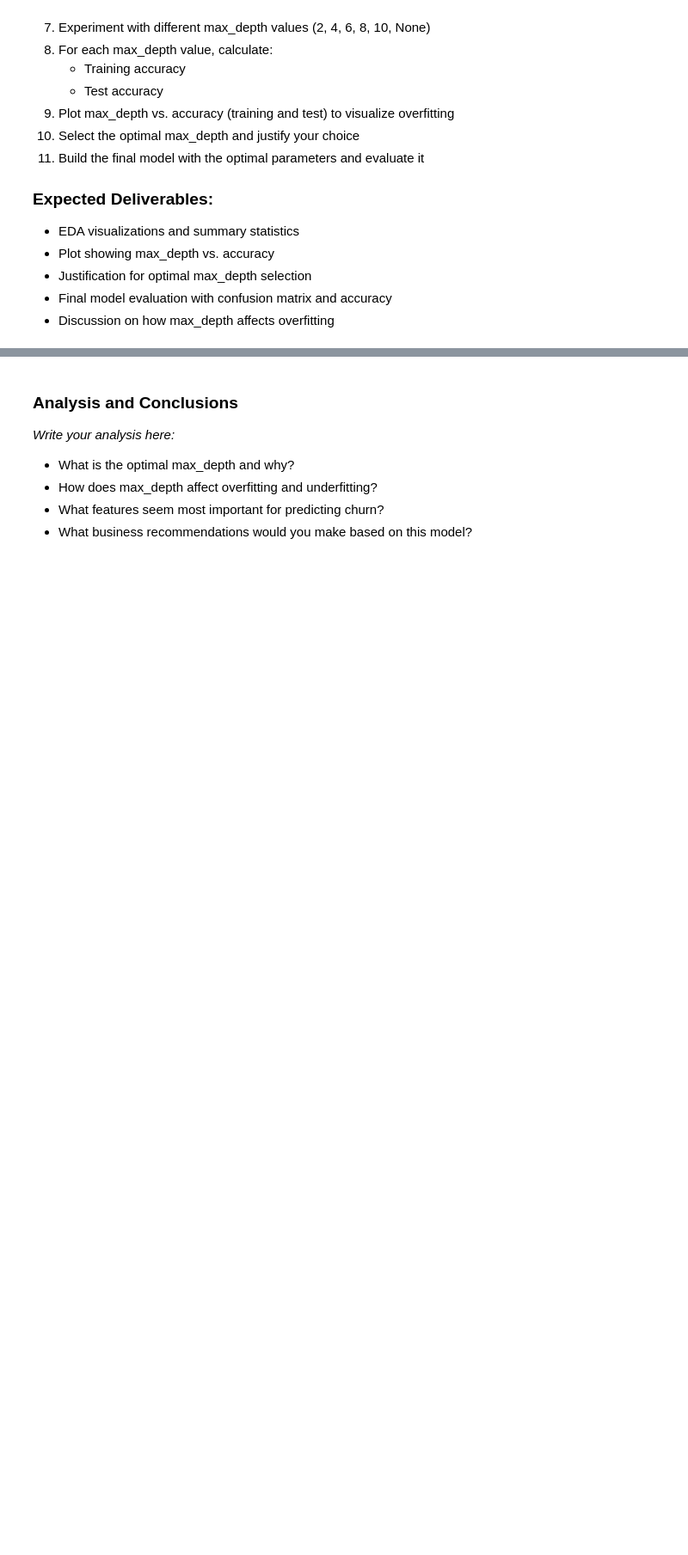
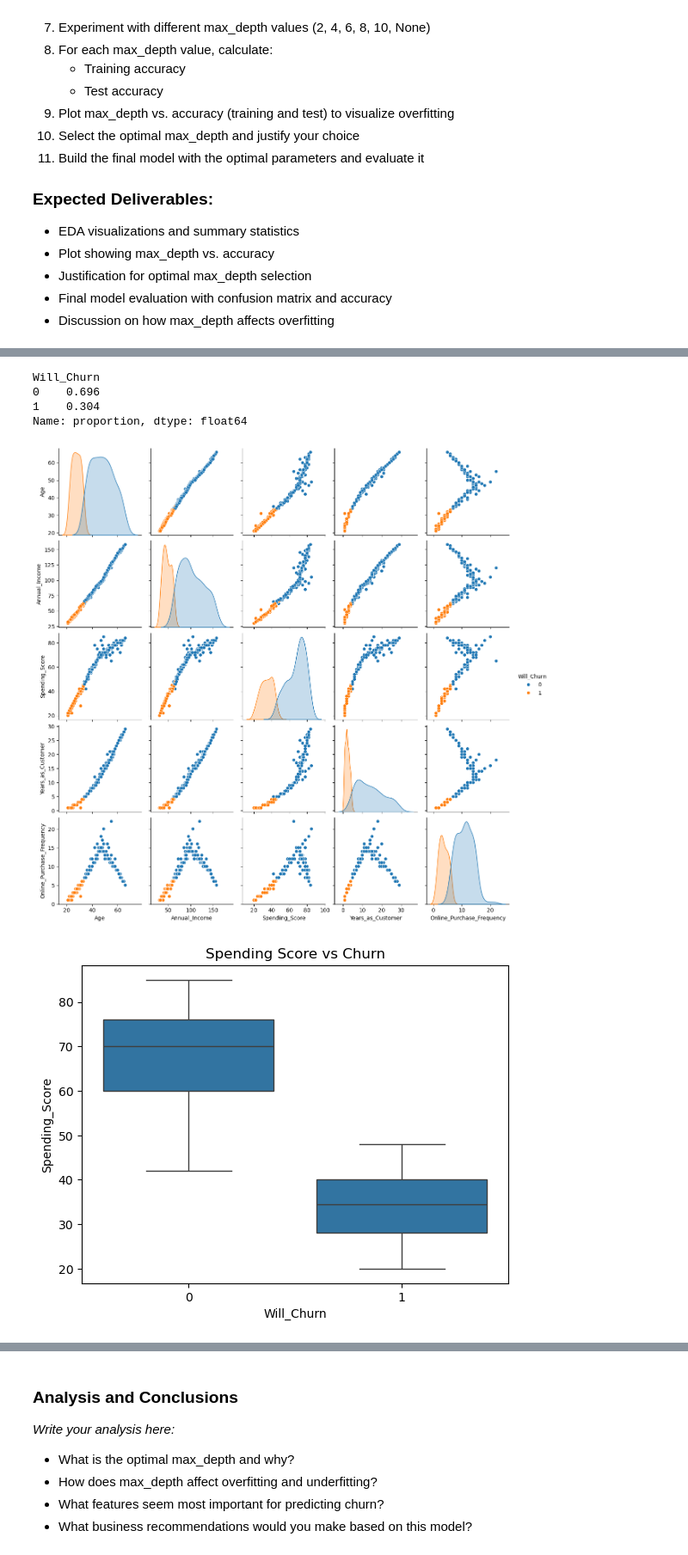
Before and after one commit to Blessing-Ekeh/dataraflow-week18-Classification--II-Decision-Trees-Random-Forests, a Jupyter notebook: Take Home.ipynb, the cells around one changed output, grey strips where cells are left out. Shown at 86% size. Drawn from its saved outputs; the diff is of its cells as text; code cells hidden in the pictures; blank space fills up the shorter version.

Commit message:
Assignment 1 Solved

```diff
--- a/Take Home.ipynb
+++ b/Take Home.ipynb
@@ -347,2 +354,4 @@ These assignments require deeper analysis and application of the concepts learne
 # %%
 # Load and explore the dataset
+assignment1_data = pd.read_csv('Assignment-Dataset/assignment1_decision_tree_optimization.csv')
+assignment1_data.head()
@@ -349,2 +403,22 @@ These assignments require deeper analysis and application of the concepts learne
 # %%
 # Exploratory Data Analysis (EDA)
+
+# Check target variable balance
+print(assignment1_data['Will_Churn'].value_counts(normalize=True))
+
+# Visualise correlations between behavioural features and churn
+sns.pairplot(assignment1_data.drop('Customer_ID', axis=1), hue='Will_Churn')
+plt.show()
+
+# Observe specific trends, i.e Low Spending_Score (<40)
+# often correlates with Will_Churn=1
+sns.boxplot(x='Will_Churn', y='Spending_Score', data=assignment1_data)
+plt.title('Spending Score vs Churn')
+plt.show()
+# %% [output]
+Will_Churn
+0    0.696
+1    0.304
+Name: proportion, dtype: float64
+[figure, added]
+[figure, added]
```
Also changed, not shown: parts of 12 cells of this notebook.
